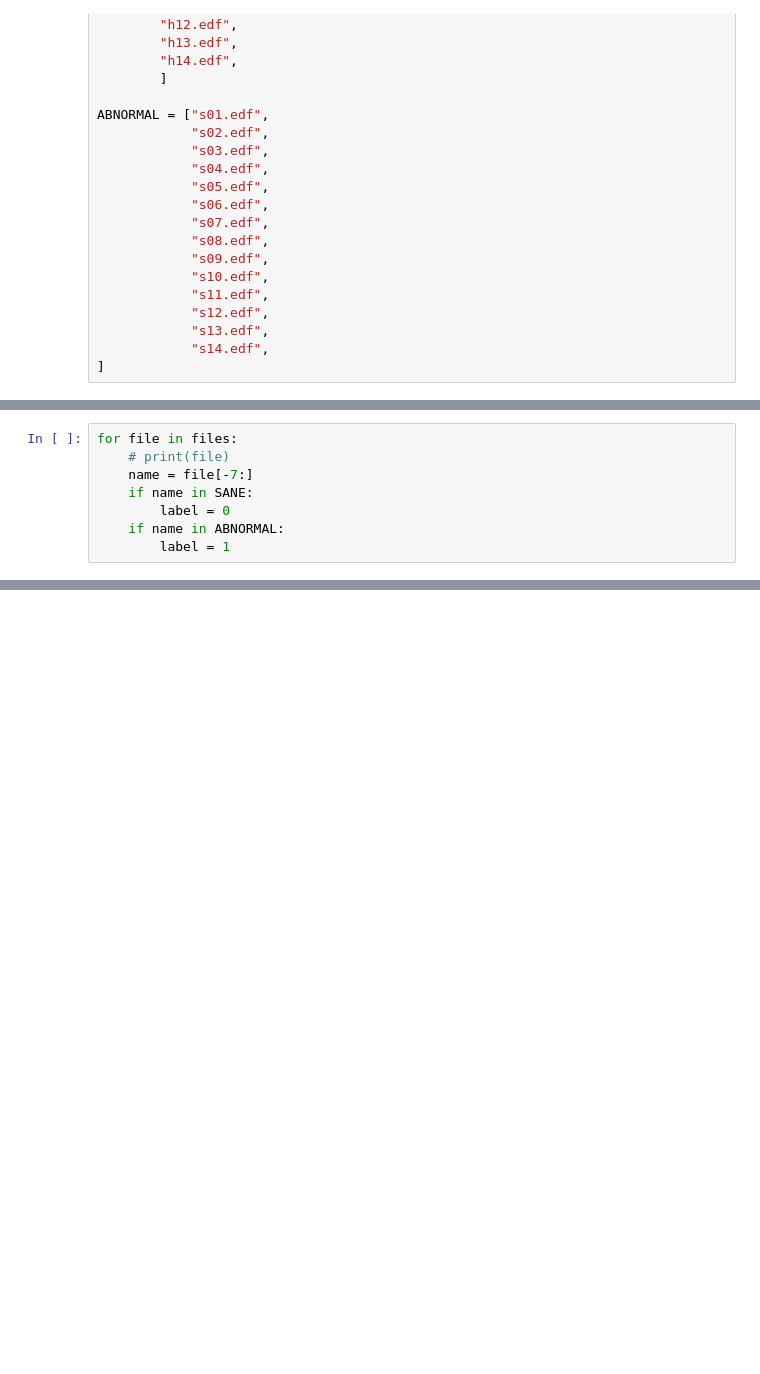
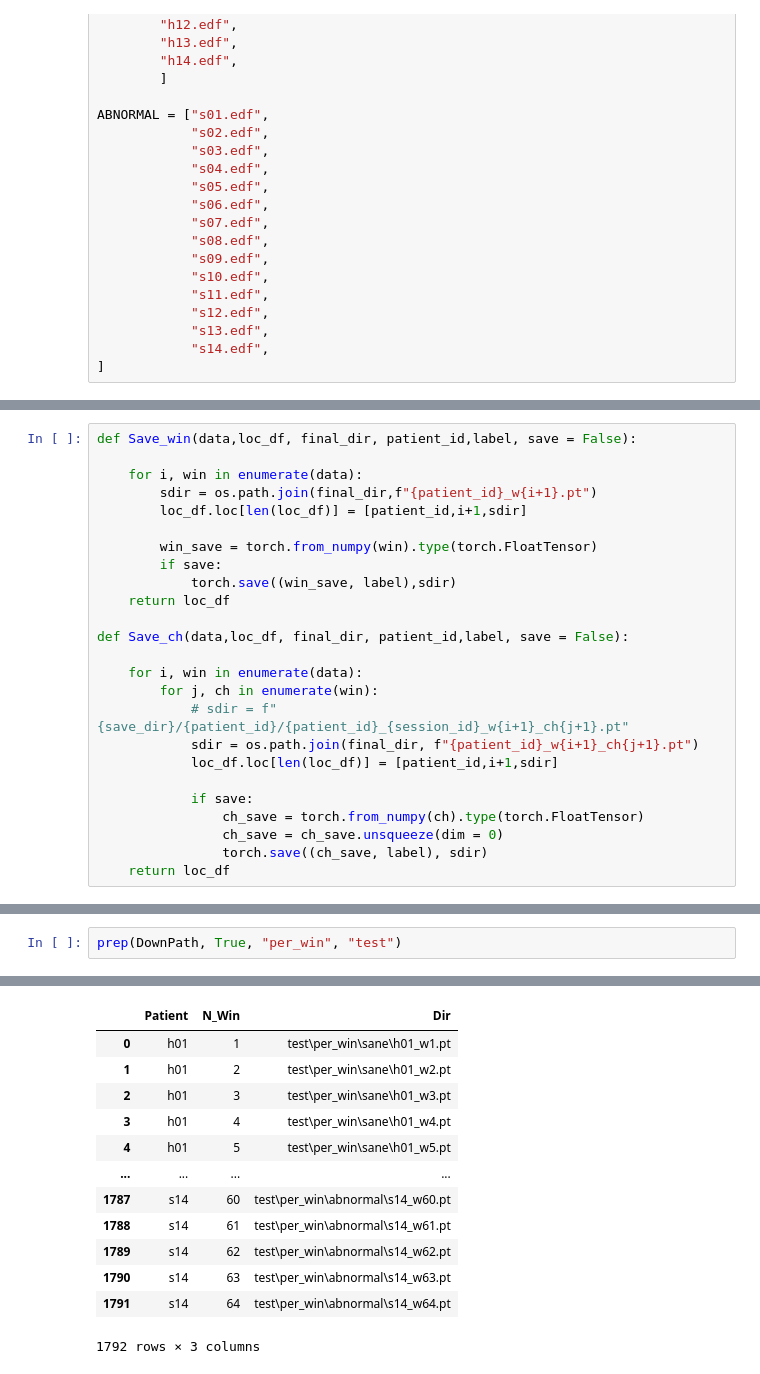
Before and after one commit to nunuki-crew/FinalEL7006, a Jupyter notebook: DownTest.ipynb, the cells around one changed output, grey strips where cells are left out. Saved outputs shown, nothing was run; the diff lists cells and outputs as text; blank space fills up the shorter version.

```diff
--- a/DownTest.ipynb
+++ b/DownTest.ipynb
@@ -50,8 +53,0 @@ files = glob.glob( DownPath + "/*.edf" )
-# %%
-for file in files:
-    # print(file)
-    name = file[-7:]
-    if name in SANE:
-        label = 0
-    if name in ABNORMAL:
-        label = 1
@@ -60,0 +144,25 @@ for file in files:
+# %%
+def Save_win(data,loc_df, final_dir, patient_id,label, save = False):
+
+    for i, win in enumerate(data):
+        sdir = os.path.join(final_dir,f"{patient_id}_w{i+1}.pt")
+        loc_df.loc[len(loc_df)] = [patient_id,i+1,sdir]
+
+        win_save = torch.from_numpy(win).type(torch.FloatTensor)
+        if save:
+            torch.save((win_save, label),sdir)
+    return loc_df
+
+def Save_ch(data,loc_df, final_dir, patient_id,label, save = False):
+
+    for i, win in enumerate(data):
+        for j, ch in enumerate(win):
+            # sdir = f"{save_dir}/{patient_id}/{patient_id}_{session_id}_w{i+1}_ch{j+1}.pt"
+            sdir = os.path.join(final_dir, f"{patient_id}_w{i+1}_ch{j+1}.pt")
+            loc_df.loc[len(loc_df)] = [patient_id,i+1,sdir]
+
+            if save:
+                ch_save = torch.from_numpy(ch).type(torch.FloatTensor)
+                ch_save = ch_save.unsqueeze(dim = 0)
+                torch.save((ch_save, label), sdir)
+    return loc_df
@@ -60,0 +231,3 @@ for file in files:
+# %%
+prep(DownPath, True, "per_win", "test")
+# %% [output]
@@ -60,0 +251,13 @@ for file in files:
+|  | Patient | N_Win | Dir |
+| 0 | h01 | 1 | test\per_win\sane\h01_w1.pt |
+| 1 | h01 | 2 | test\per_win\sane\h01_w2.pt |
+| 2 | h01 | 3 | test\per_win\sane\h01_w3.pt |
+| 3 | h01 | 4 | test\per_win\sane\h01_w4.pt |
+| 4 | h01 | 5 | test\per_win\sane\h01_w5.pt |
+| ... | ... | ... | ... |
+| 1787 | s14 | 60 | test\per_win\abnormal\s14_w60.pt |
+| 1788 | s14 | 61 | test\per_win\abnormal\s14_w61.pt |
+| 1789 | s14 | 62 | test\per_win\abnormal\s14_w62.pt |
+| 1790 | s14 | 63 | test\per_win\abnormal\s14_w63.pt |
+| 1791 | s14 | 64 | test\per_win\abnormal\s14_w64.pt |
+1792 rows × 3 columns
```
Also changed, not shown: parts of 13 cells of this notebook, 11 other files.
